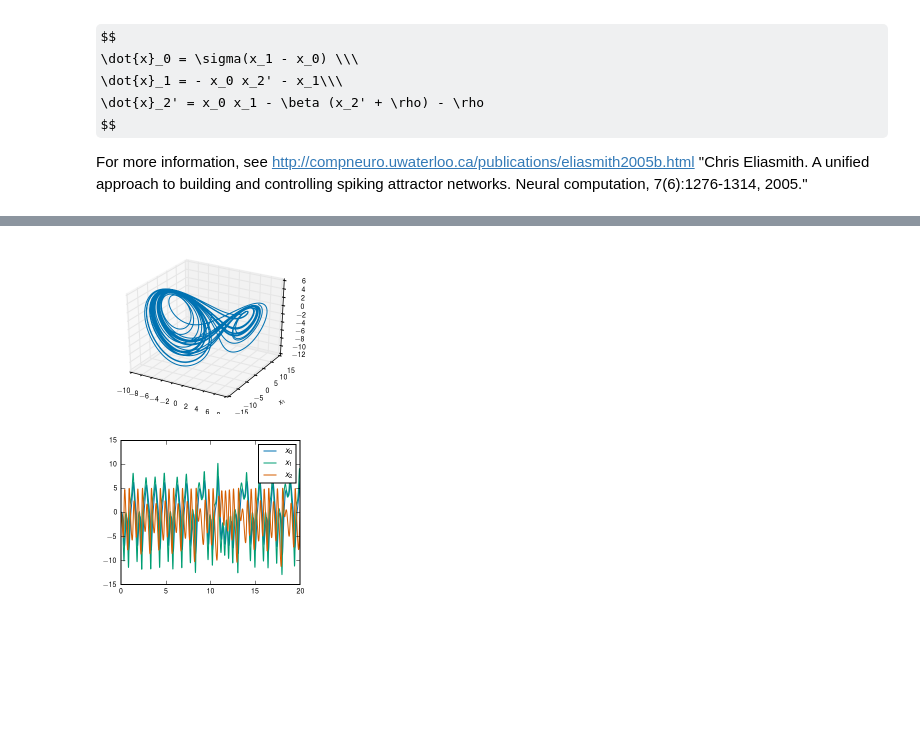
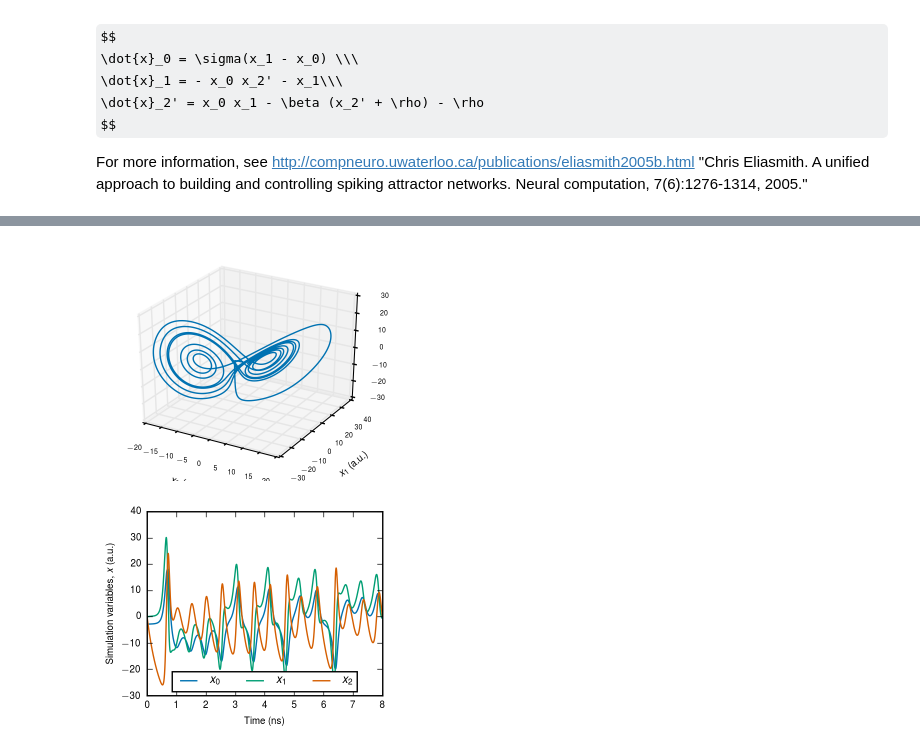
Before and after one commit to atait/nengo, a Jupyter notebook: examples/Fourier Sinusoid Neuron.ipynb, the cells around one changed output, grey strips where cells are left out. Cells and saved outputs as stored; diff of their text form; code cells hidden in the pictures; some formulas as TeX source; blank space fills up the shorter version.

```diff
--- a/examples/Fourier Sinusoid Neuron.ipynb
+++ b/examples/Fourier Sinusoid Neuron.ipynb
@@ -87,27 +133,39 @@ with nengo.Simulator(model) as sim:
 # %%
 from mpl_toolkits.mplot3d import Axes3D
+saving = False
 
-pp = PdfPages('lorenz_system_3d.pdf')
+if saving:
+    pp = PdfPages('lorenz_system_3d.pdf')
 fig = plt.figure(0, figsize=(3,2.4), dpi=72)
 ax = fig.add_subplot(111, projection='3d')
-ax.plot(sim.data[state_probe][:, 0],
-        sim.data[state_probe][:, 1],
-        sim.data[state_probe][:, 2])
-ax.set_xlabel('$x_0$')
-ax.set_ylabel('$x_1$')
-ax.set_zlabel('$x_2$')
+dat3d = (sim.data[variable_probe][:, dim] for dim in range(3))
+ax.plot(*dat3d)
+ax.set_xlabel('$x_0$ (a.u.)')
+ax.set_ylabel('$x_1$ (a.u.)')
+ax.set_zlabel('$x_2$ (a.u.)')
+for xlabel_i in ax.get_xticklabels():
+    xlabel_i.set_fontsize(5.0)
+for ylabel_i in ax.get_yticklabels():
+    ylabel_i.set_fontsize(5.0)
+for zlabel_i in ax.get_zticklabels():
+    zlabel_i.set_fontsize(5.0)
+
 plt.tight_layout()
-pp.savefig()
-pp.close()
-
-pp = PdfPages('lorenz_time_traces.pdf')
+if saving:
+    pp.savefig()
+    pp.close()
+    pp = PdfPages('lorenz_time_traces.pdf')
 fig = plt.figure(1, figsize=(3,2.4), dpi=72)
-for variable, label in zip(sim.data[state_probe].T, ['$x_0$', '$x_1$', '$x_2$']):
+for variable, label in zip(sim.data[variable_probe].T, ['$x_0$', '$x_1$', '$x_2$']):
     plt.plot(sim.trange(), variable, label=label)
-plt.legend()
+plt.legend(bbox_to_anchor=(0., .02, 1., .102), loc='lower center',
+           ncol=3, borderaxespad=0.)
+plt.xlabel('Time (ns)')
+plt.ylabel('Simulation variables, $x$ (a.u.)')
 plt.tight_layout()
-pp.savefig()
-pp.close()
+if saving:
+    pp.savefig()
+    pp.close()
 # %% [output]
-[figure, old version]
+[figure, new version]
-[figure, old version]
+[figure, new version]
```
Also changed, not shown: parts of 9 cells of this notebook, 9 other files.
